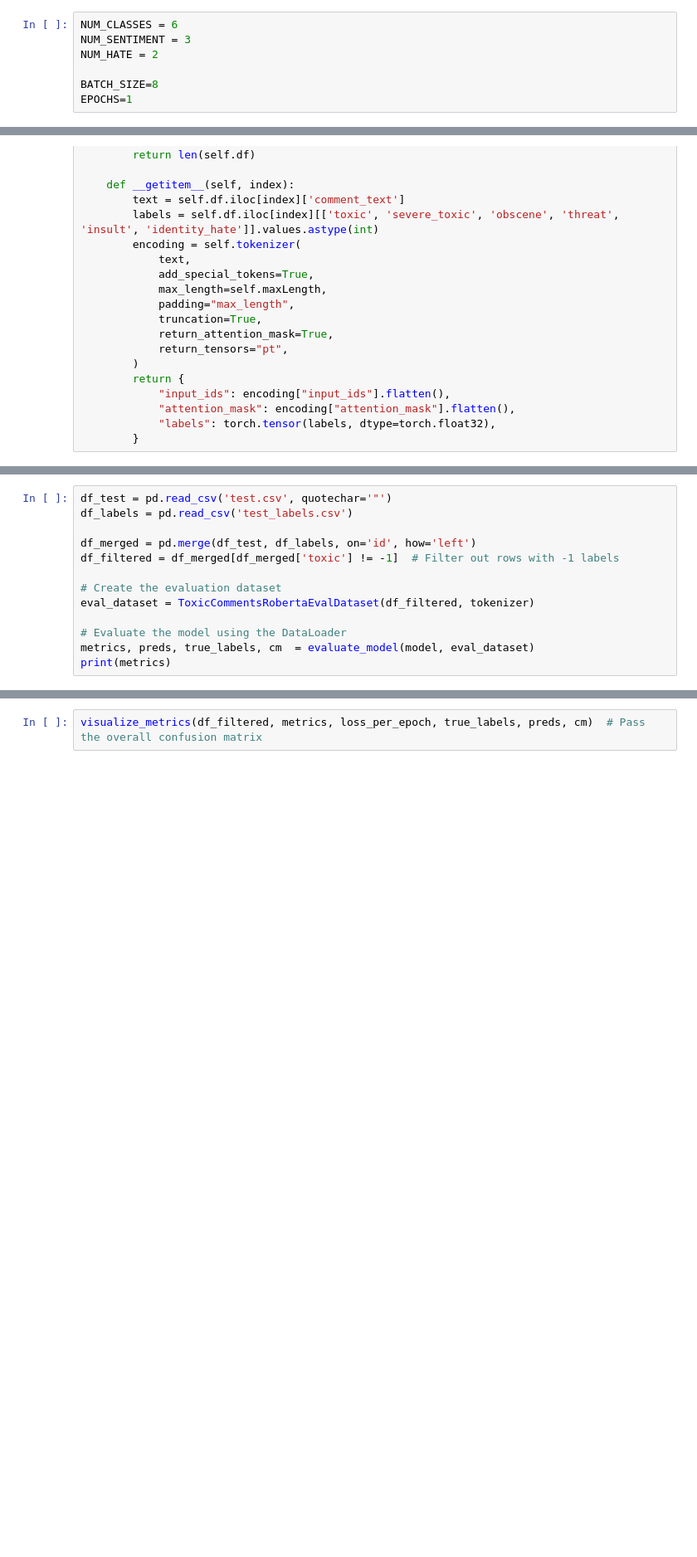
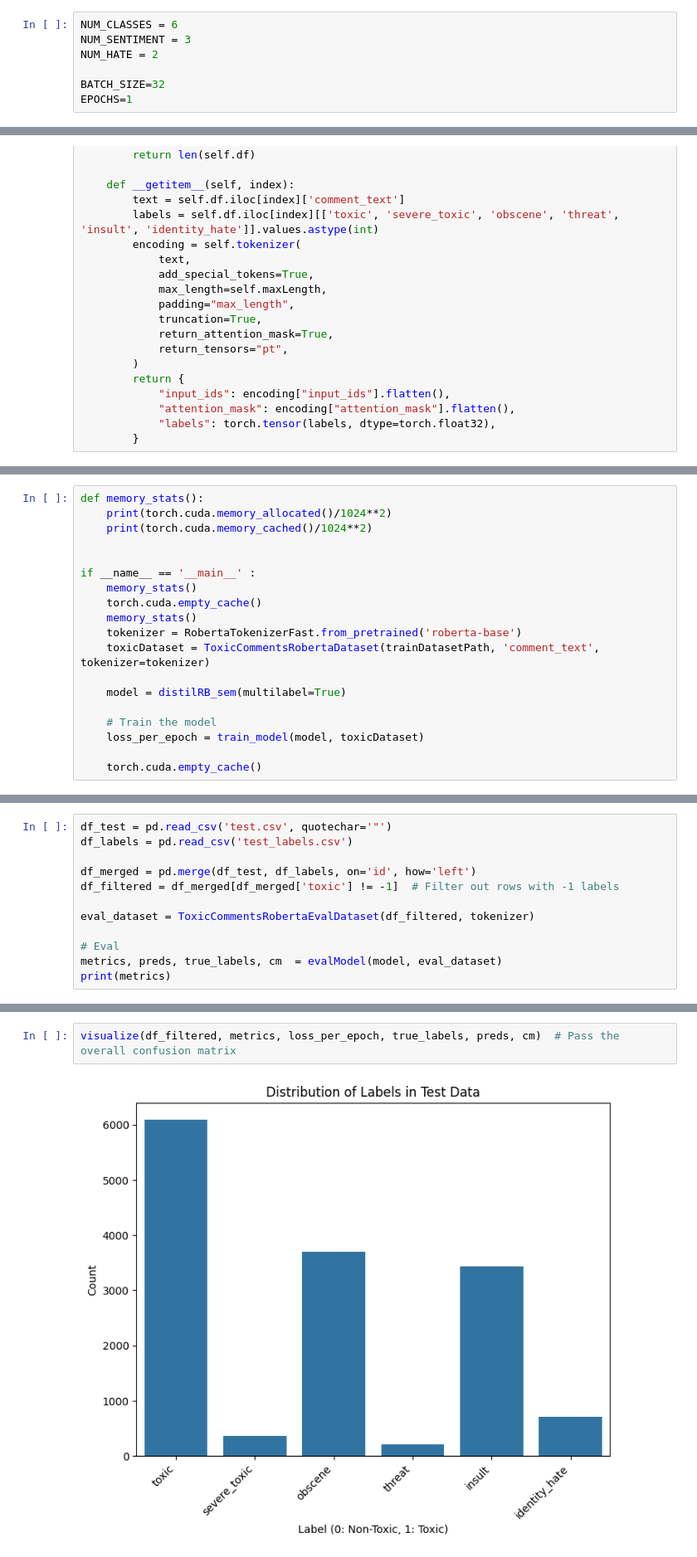
Before and after one commit to nmahamud/Toxicity-Detection, a Jupyter notebook: notebook.ipynb, the cells around one changed output, grey strips where cells are left out. Shown: that part at 83% size. Drawn from its saved outputs; the diff is of its cells as text; blank space fills up the shorter version.

```diff
--- a/notebook.ipynb
+++ b/notebook.ipynb
@@ -18,7 +24,7 @@ NUM_CLASSES = 6
 NUM_SENTIMENT = 3
 NUM_HATE = 2
 
-BATCH_SIZE=8
+BATCH_SIZE=32
 EPOCHS=1
 # %%
 trainDatasetPath = './train.csv'
@@ -317,0 +292,19 @@ class ToxicCommentsRobertaEvalDataset(Dataset):
+# %%
+def memory_stats():
+    print(torch.cuda.memory_allocated()/1024**2)
+    print(torch.cuda.memory_cached()/1024**2)
+
+
+if __name__ == '__main__' :
+    memory_stats()
+    torch.cuda.empty_cache()
+    memory_stats()
+    tokenizer = RobertaTokenizerFast.from_pretrained('roberta-base')
+    toxicDataset = ToxicCommentsRobertaDataset(trainDatasetPath, 'comment_text', tokenizer=tokenizer)
+
+    model = distilRB_sem(multilabel=True)
+
+    # Train the model
+    loss_per_epoch = train_model(model, toxicDataset)
+
+    torch.cuda.empty_cache()
@@ -322,9 +324,8 @@ df_labels = pd.read_csv('test_labels.csv')
 df_merged = pd.merge(df_test, df_labels, on='id', how='left')
 df_filtered = df_merged[df_merged['toxic'] != -1]  # Filter out rows with -1 labels
 
-# Create the evaluation dataset
 eval_dataset = ToxicCommentsRobertaEvalDataset(df_filtered, tokenizer)
 
-# Evaluate the model using the DataLoader
-metrics, preds, true_labels, cm  = evaluate_model(model, eval_dataset)
+# Eval
+metrics, preds, true_labels, cm  = evalModel(model, eval_dataset)
 print(metrics)
@@ -408,4 +394,6 @@ def visualize_metrics(df_filtered, metrics, loss_per_epoch, true_labels, preds,
     plt.ylabel('Loss')
     plt.show()
 # %%
-visualize_metrics(df_filtered, metrics, loss_per_epoch, true_labels, preds, cm)  # Pass the overall confusion matrix
+visualize(df_filtered, metrics, loss_per_epoch, true_labels, preds, cm)  # Pass the overall confusion matrix
+# %% [output]
+[figure, added]
```
Also changed, not shown: parts of 11 cells of this notebook, 6 other files.
